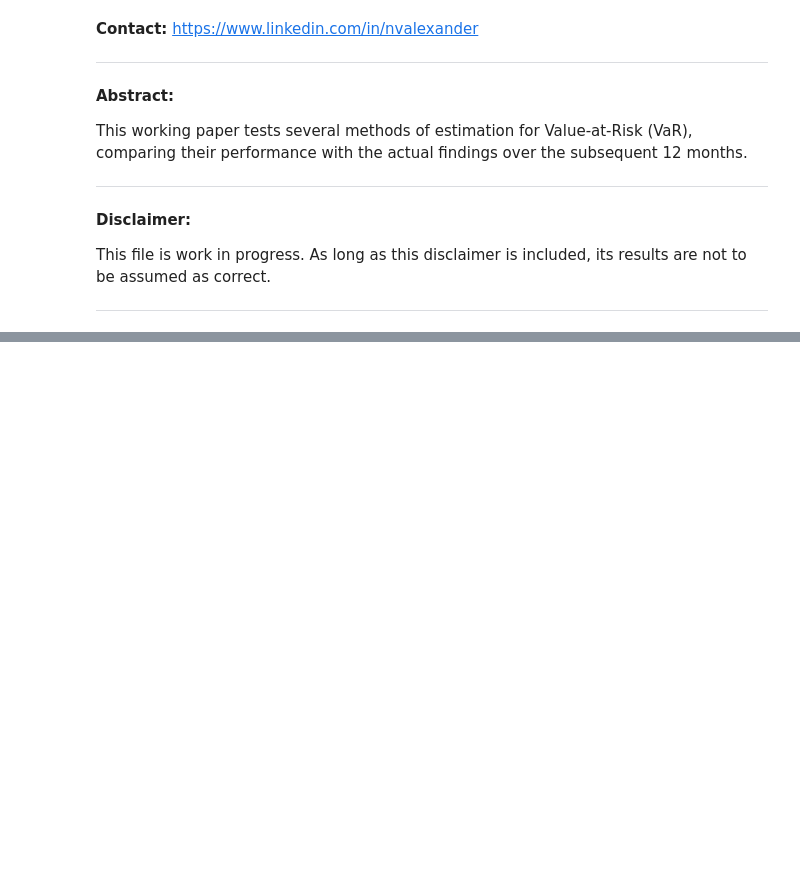
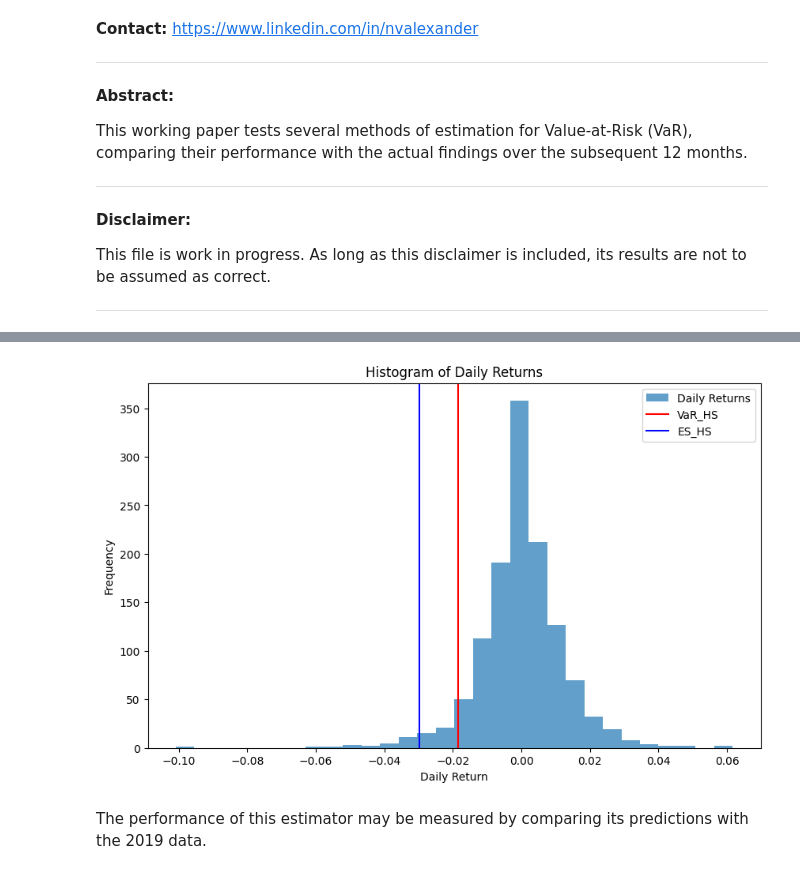
Before and after one commit to nvalexander/DataAnalysisProjects, a Jupyter notebook: bues-finmodel-final/var.ipynb, the cells around one changed output, grey strips where cells are left out. Cells and saved outputs as stored; diff of their text form; code cells hidden in the pictures; blank space fills up the shorter version.

```diff
--- a/bues-finmodel-final/var.ipynb
+++ b/bues-finmodel-final/var.ipynb
@@ -158,0 +296,14 @@ Expected Exceedances: 24.900000000000023
+# %%
+plt.figure(figsize=(10, 6))
+plt.hist(returns['DailyReturn'], bins=30, alpha=0.7, label='Daily Returns')
+plt.axvline(x=VaR_HS, color='r', linestyle='-', label='VaR_HS')
+plt.axvline(x=ES_HS, color='b', linestyle='-', label='ES_HS')
+plt.xlabel('Daily Return')
+plt.ylabel('Frequency')
+plt.title('Histogram of Daily Returns')
+plt.legend()
+plt.show()
+# %% [output]
+[figure, added]
+# %% [markdown]
+The performance of this estimator may be measured by comparing its predictions with the 2019 data.
```
Also changed, not shown: parts of 59 cells of this notebook.
